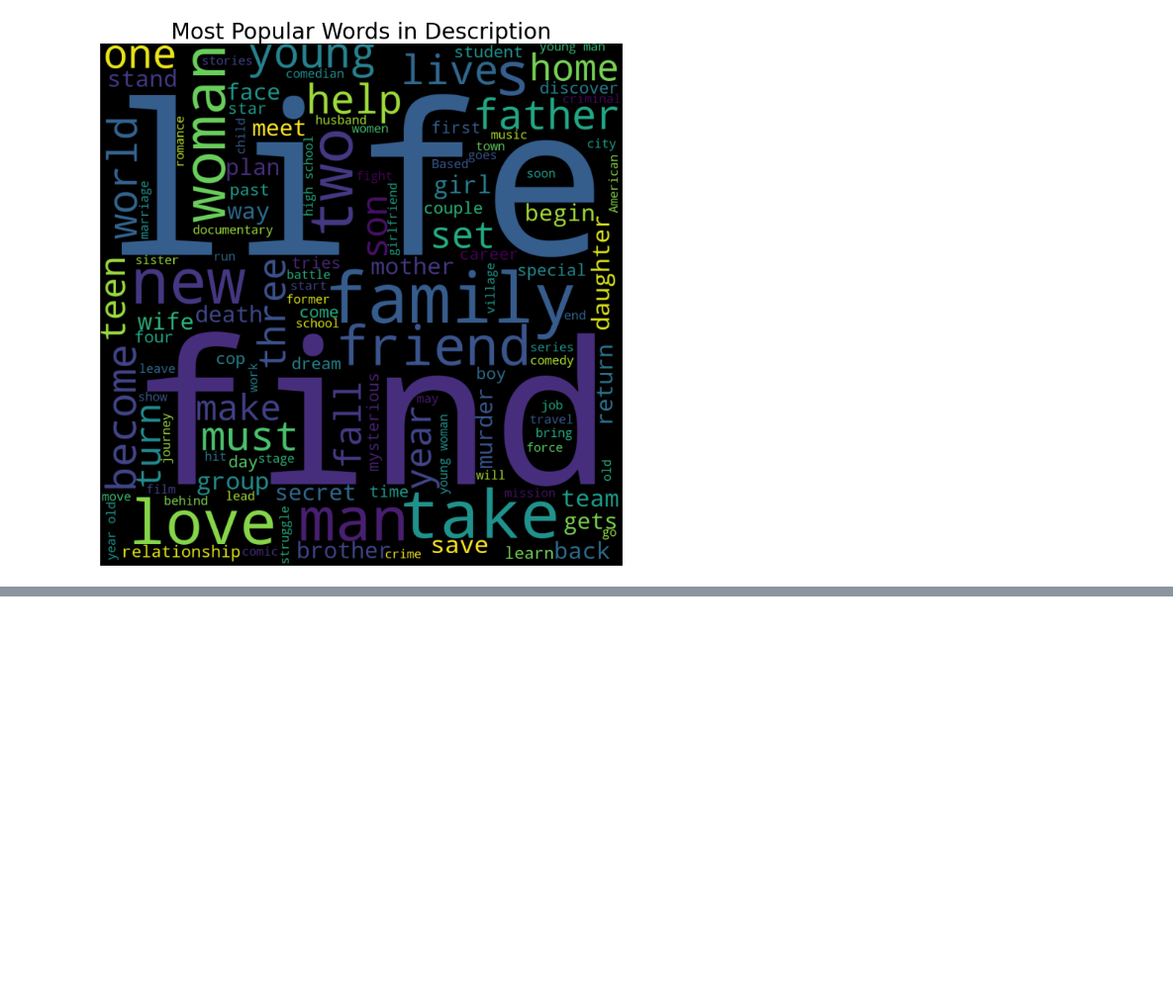
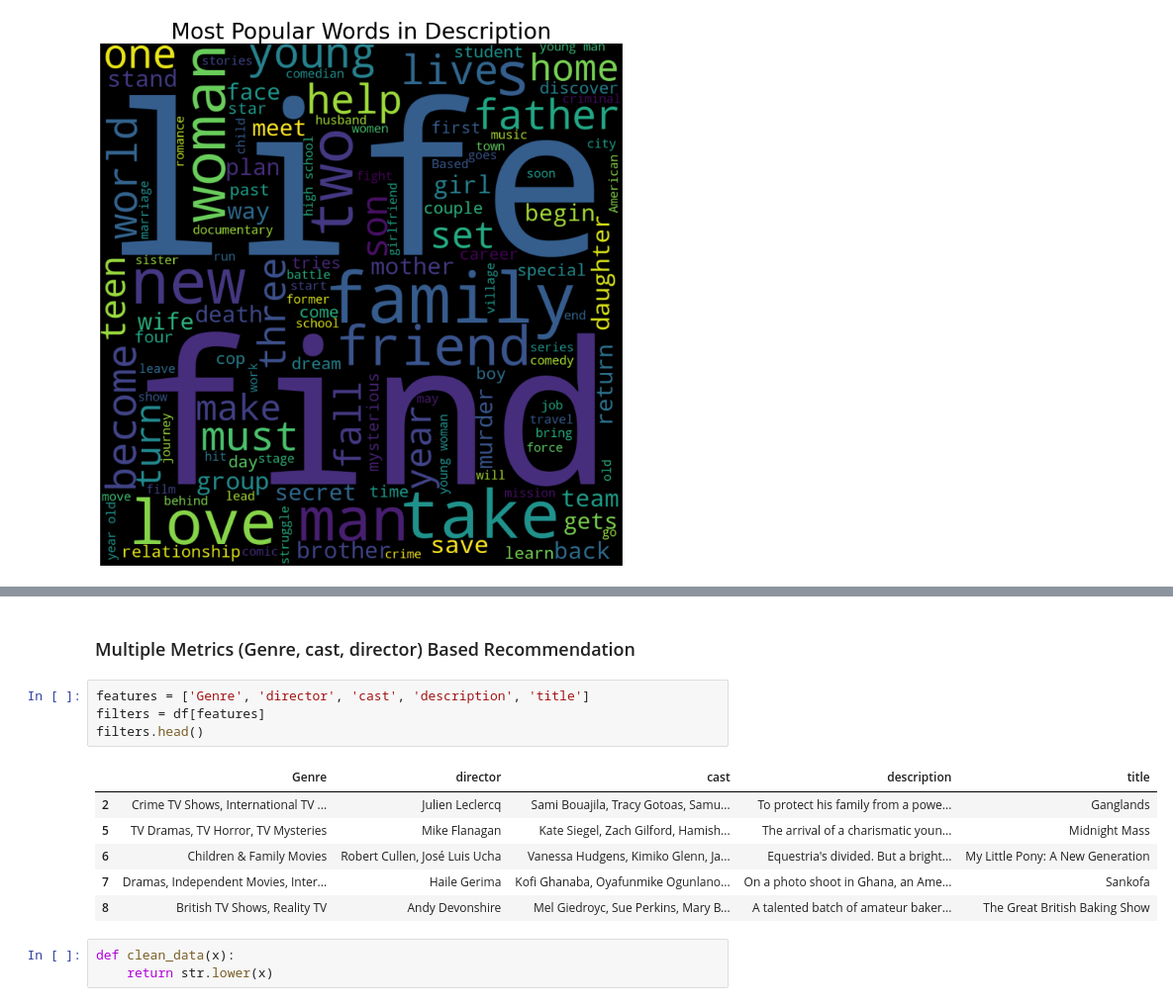
Before and after one commit to SarahLuym/kaggle, a Jupyter notebook: Netflix/Netflix Data Analysis.ipynb, the cells around one changed output, grey strips where cells are left out. Shown at 99% size. Cells and saved outputs as stored; diff of their text form; blank space fills up the shorter version.

```diff
--- a/Netflix/Netflix Data Analysis.ipynb
+++ b/Netflix/Netflix Data Analysis.ipynb
@@ -667,0 +766,16 @@ plt.show()
+# %% [markdown]
+### Multiple Metrics (Genre, cast, director) Based Recommendation
+# %%
+features = ['Genre', 'director', 'cast', 'description', 'title']
+filters = df[features]
+filters.head()
+# %% [output]
+|  | Genre | director | cast | description | title |
+| 2 | Crime TV Shows, International TV ... | Julien Leclercq | Sami Bouajila, Tracy Gotoas, Samu... | To protect his family from a powe... | Ganglands |
+| 5 | TV Dramas, TV Horror, TV Mysteries | Mike Flanagan | Kate Siegel, Zach Gilford, Hamish... | The arrival of a charismatic youn... | Midnight Mass |
+| 6 | Children & Family Movies | Robert Cullen, José Luis Ucha | Vanessa Hudgens, Kimiko Glenn, Ja... | Equestria's divided. But a bright... | My Little Pony: A New Generation |
+| 7 | Dramas, Independent Movies, Inter... | Haile Gerima | Kofi Ghanaba, Oyafunmike Ogunlano... | On a photo shoot in Ghana, an Ame... | Sankofa |
+| 8 | British TV Shows, Reality TV | Andy Devonshire | Mel Giedroyc, Sue Perkins, Mary B... | A talented batch of amateur baker... | The Great British Baking Show |
+# %%
+def clean_data(x):
+    return str.lower(x)
```
Also changed, not shown: parts of 19 cells of this notebook.
